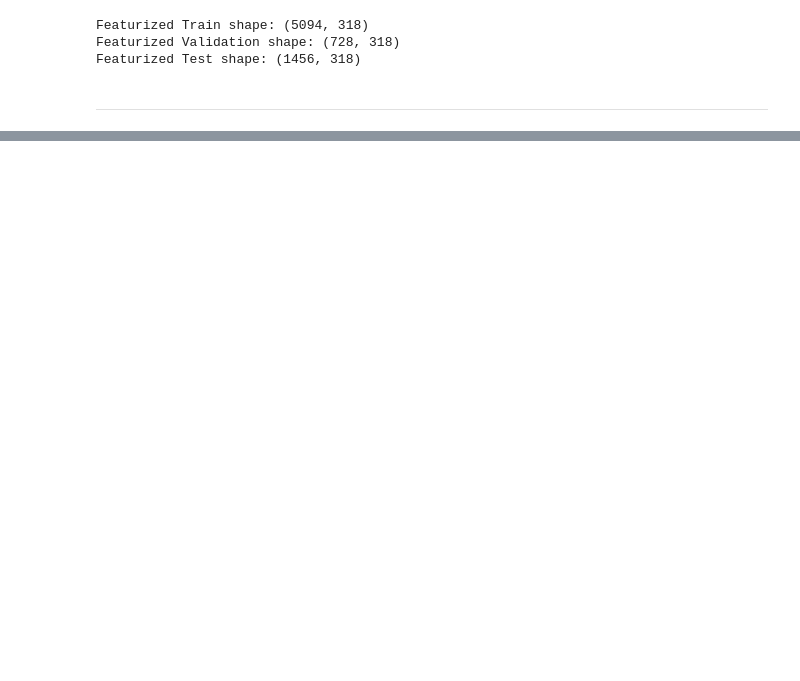
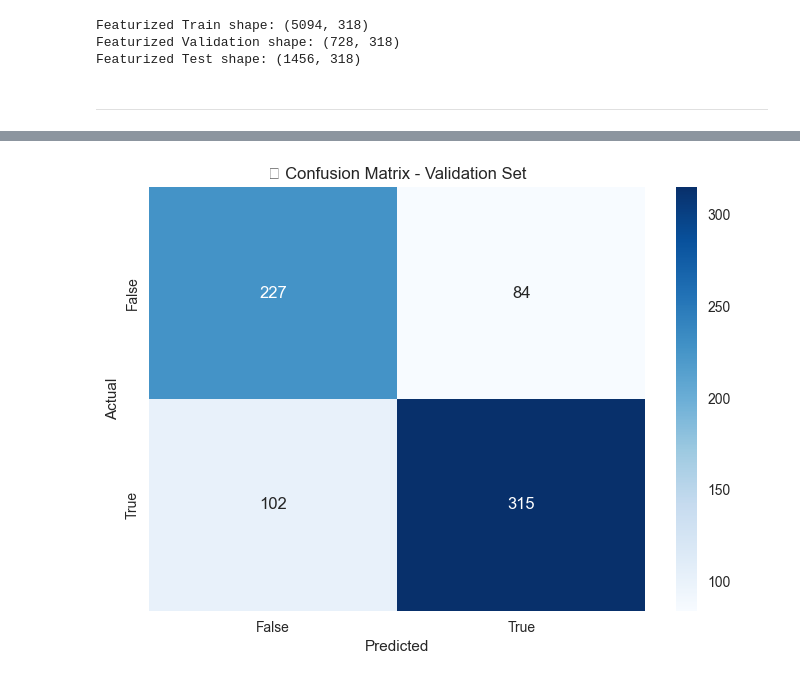
Before and after one commit to udhtaz/outreachy-contributions, a Jupyter notebook: notebooks/AMES_Mutagenicity_Prediction.ipynb, the cells around one changed output, grey strips where cells are left out. Cells and saved outputs as stored; diff of their text form; code cells hidden in the pictures; blank space fills up the shorter version.

```diff
--- a/notebooks/AMES_Mutagenicity_Prediction.ipynb
+++ b/notebooks/AMES_Mutagenicity_Prediction.ipynb
@@ -453,0 +829,13 @@ ___________
+# %%
+# Setup GridSearchCV
+rf_grid = GridSearchCV(
+    estimator=rf_base,
+    param_grid=rf_param_grid,
+    cv=5,
+    scoring="f1",
+    n_jobs=-1,
+    verbose=1
+)
+# %%
+# Fit GridSearchCV on training data
+rf_grid.fit(X_train, y_train)
@@ -453,0 +867,6 @@ ___________
+# %%
+########################################  Retrieve best params and reinstantiate clean model ########################################
+bestGrid_rf = RandomForestClassifier(**rf_grid.best_params_, random_state=42)
+# %%
+######################################## Train model with best GridSearchCV params ########################################
+trained_rf = trainer.train_selected_model(bestGrid_rf)
@@ -453,0 +888,5 @@ ___________
+# %%
+######################################## Plot confusion matrix ########################################
+trainer.plot_confusion_matrix(trained_rf)
+# %% [output]
+[figure, added]
```
Also changed, not shown: parts of 60 cells of this notebook, 17 other files.
